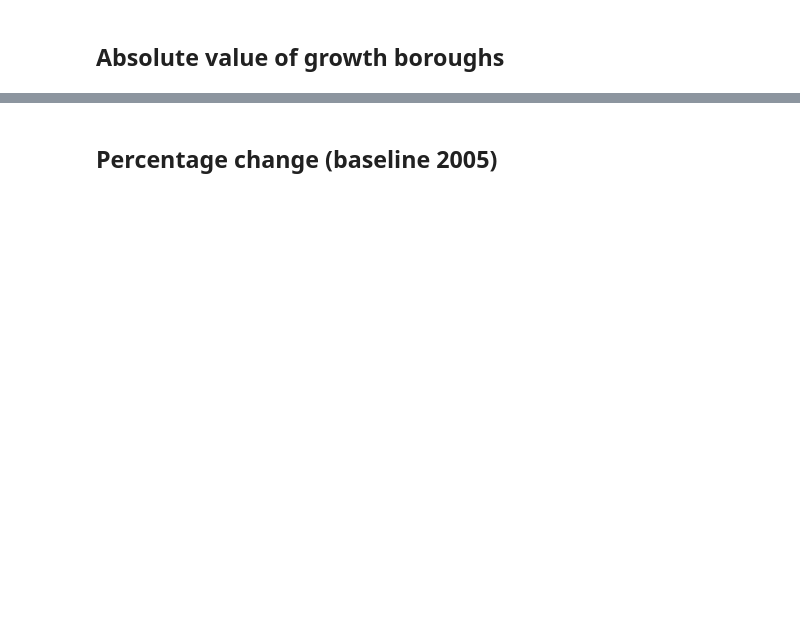
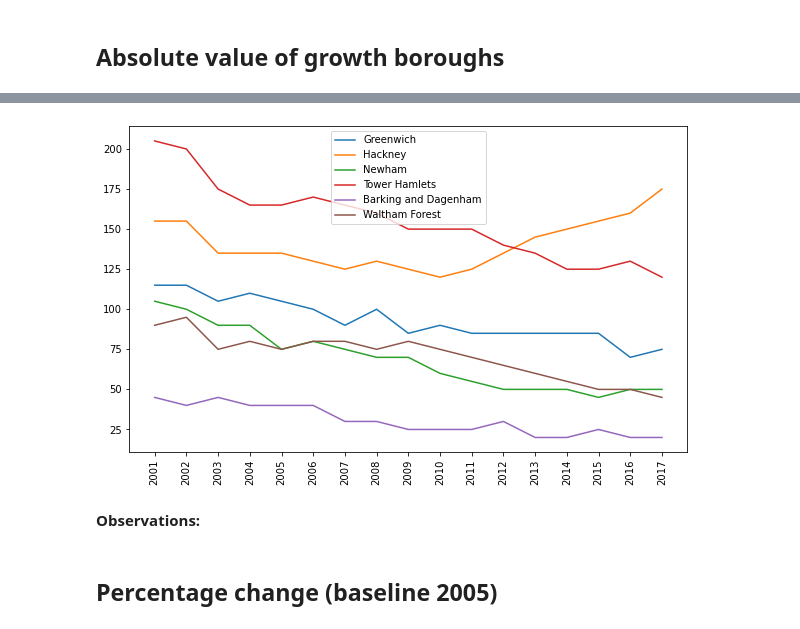
Before and after one commit to avaspataru/datathon, a Jupyter notebook: notebooks/Pubs and Bars.ipynb, the cells around one changed output, grey strips where cells are left out. Saved outputs shown, nothing was run; the diff lists cells and outputs as text; code cells hidden in the pictures; blank space fills up the shorter version.

Commit message:
go through, write up observations

```diff
--- a/notebooks/Pubs and Bars.ipynb
+++ b/notebooks/Pubs and Bars.ipynb
@@ -98,3 +105,10 @@ pubs_units.head()
+# %%
+plt.figure(figsize=(10, 6))
+plot_boroughs(pubs_units_boroughs)
+# %% [output]
+[figure, added]
+# %% [markdown]
+**Observations:**
 # %% [markdown]
 ## Percentage change (baseline 2005)
 # %%
```
Also changed, not shown: parts of 17 cells of this notebook, 2 other files.
